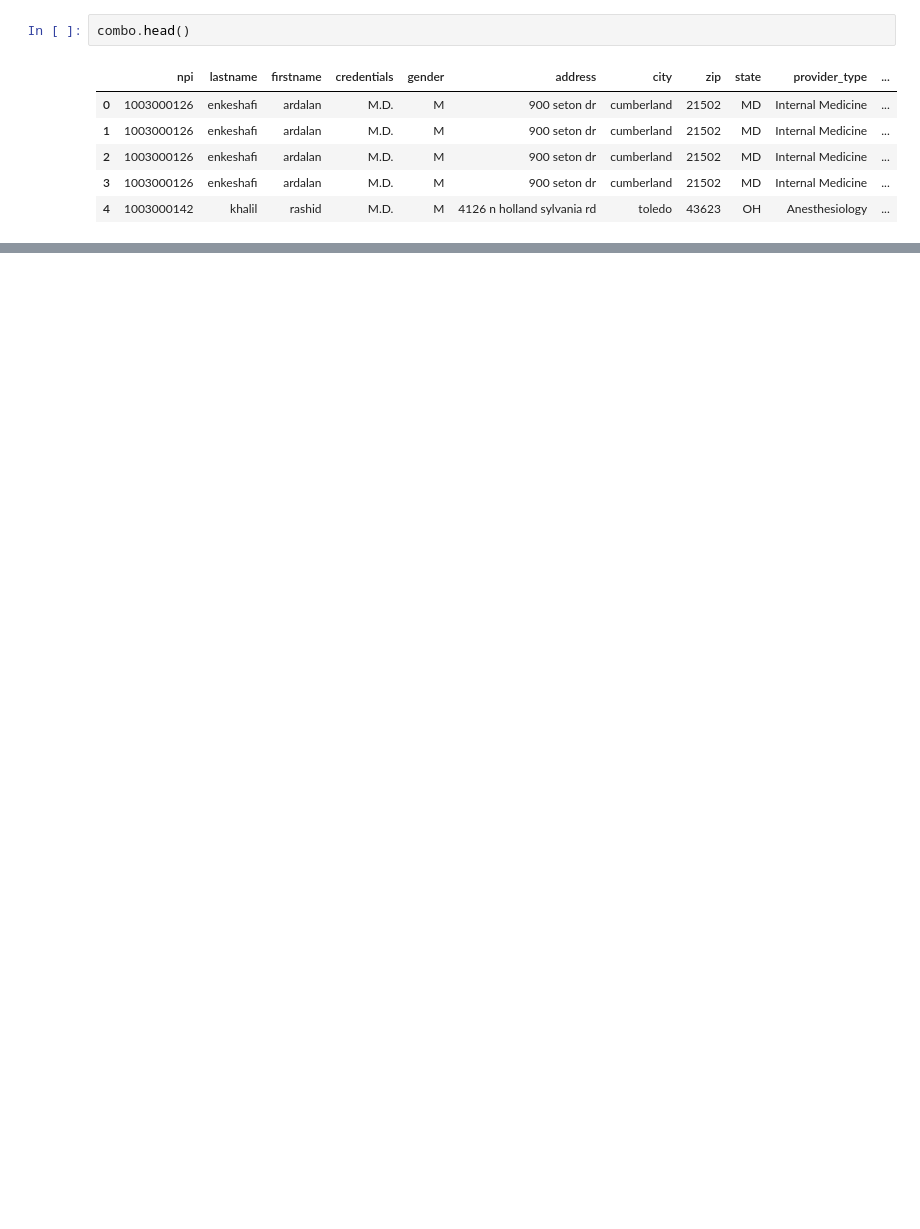
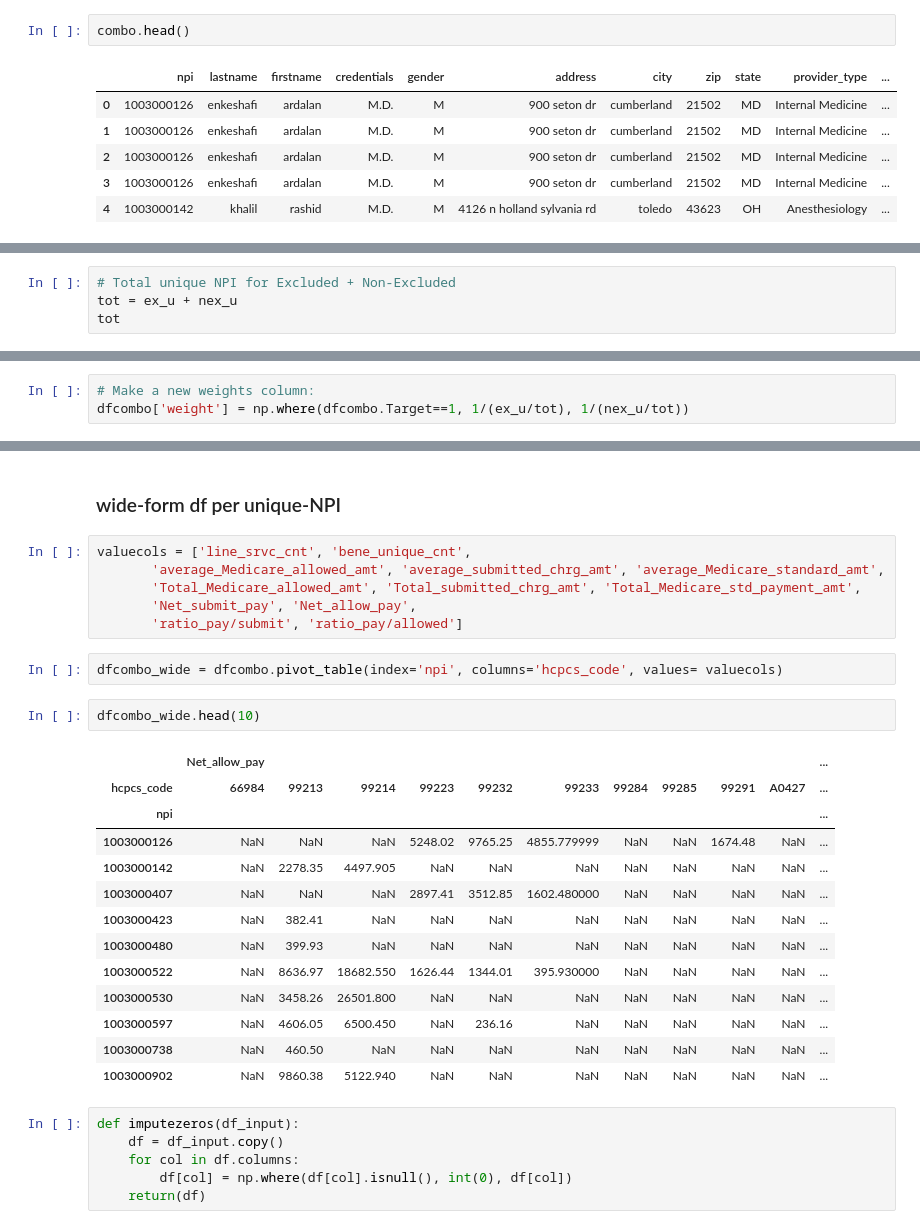
Before and after one commit to radsn/Medicare_anomaly_detection, a Jupyter notebook: Rads_combo_top10hcpcs_w_labels.ipynb, the cells around one changed output, grey strips where cells are left out. Saved outputs shown, nothing was run; the diff lists cells and outputs as text; blank space fills up the shorter version.

```diff
--- a/Rads_combo_top10hcpcs_w_labels.ipynb
+++ b/Rads_combo_top10hcpcs_w_labels.ipynb
@@ -669,0 +774,4 @@ dfx.hcpcs_code.value_counts()
+# %%
+# Total unique NPI for Excluded + Non-Excluded
+tot = ex_u + nex_u
+tot
@@ -669,0 +787,3 @@ dfx.hcpcs_code.value_counts()
+# %%
+# Make a new weights column:
+dfcombo['weight'] = np.where(dfcombo.Target==1, 1/(ex_u/tot), 1/(nex_u/tot))
@@ -669,0 +815,32 @@ dfx.hcpcs_code.value_counts()
+# %% [markdown]
+### wide-form df per unique-NPI
+# %%
+valuecols = ['line_srvc_cnt', 'bene_unique_cnt',
+       'average_Medicare_allowed_amt', 'average_submitted_chrg_amt', 'average_Medicare_standard_amt',
+       'Total_Medicare_allowed_amt', 'Total_submitted_chrg_amt', 'Total_Medicare_std_payment_amt',
+       'Net_submit_pay', 'Net_allow_pay',
+       'ratio_pay/submit', 'ratio_pay/allowed']
+# %%
+dfcombo_wide = dfcombo.pivot_table(index='npi', columns='hcpcs_code', values= valuecols)
+# %%
+dfcombo_wide.head(10)
+# %% [output]
+|  | Net_allow_pay |  |  |  |  |  |  |  |  |  | ... |
+| hcpcs_code | 66984 | 99213 | 99214 | 99223 | 99232 | 99233 | 99284 | 99285 | 99291 | A0427 | ... |
+| npi |  |  |  |  |  |  |  |  |  |  | ... |
+| 1003000126 | NaN | NaN | NaN | 5248.02 | 9765.25 | 4855.779999 | NaN | NaN | 1674.48 | NaN | ... |
+| 1003000142 | NaN | 2278.35 | 4497.905 | NaN | NaN | NaN | NaN | NaN | NaN | NaN | ... |
+| 1003000407 | NaN | NaN | NaN | 2897.41 | 3512.85 | 1602.480000 | NaN | NaN | NaN | NaN | ... |
+| 1003000423 | NaN | 382.41 | NaN | NaN | NaN | NaN | NaN | NaN | NaN | NaN | ... |
+| 1003000480 | NaN | 399.93 | NaN | NaN | NaN | NaN | NaN | NaN | NaN | NaN | ... |
+| 1003000522 | NaN | 8636.97 | 18682.550 | 1626.44 | 1344.01 | 395.930000 | NaN | NaN | NaN | NaN | ... |
+| 1003000530 | NaN | 3458.26 | 26501.800 | NaN | NaN | NaN | NaN | NaN | NaN | NaN | ... |
+| 1003000597 | NaN | 4606.05 | 6500.450 | NaN | 236.16 | NaN | NaN | NaN | NaN | NaN | ... |
+| 1003000738 | NaN | 460.50 | NaN | NaN | NaN | NaN | NaN | NaN | NaN | NaN | ... |
+| 1003000902 | NaN | 9860.38 | 5122.940 | NaN | NaN | NaN | NaN | NaN | NaN | NaN | ... |
+# %%
+def imputezeros(df_input):
+    df = df_input.copy()
+    for col in df.columns:
+        df[col] = np.where(df[col].isnull(), int(0), df[col])
+    return(df)
```
Also changed, not shown: parts of 116 cells of this notebook, 1 other file.
